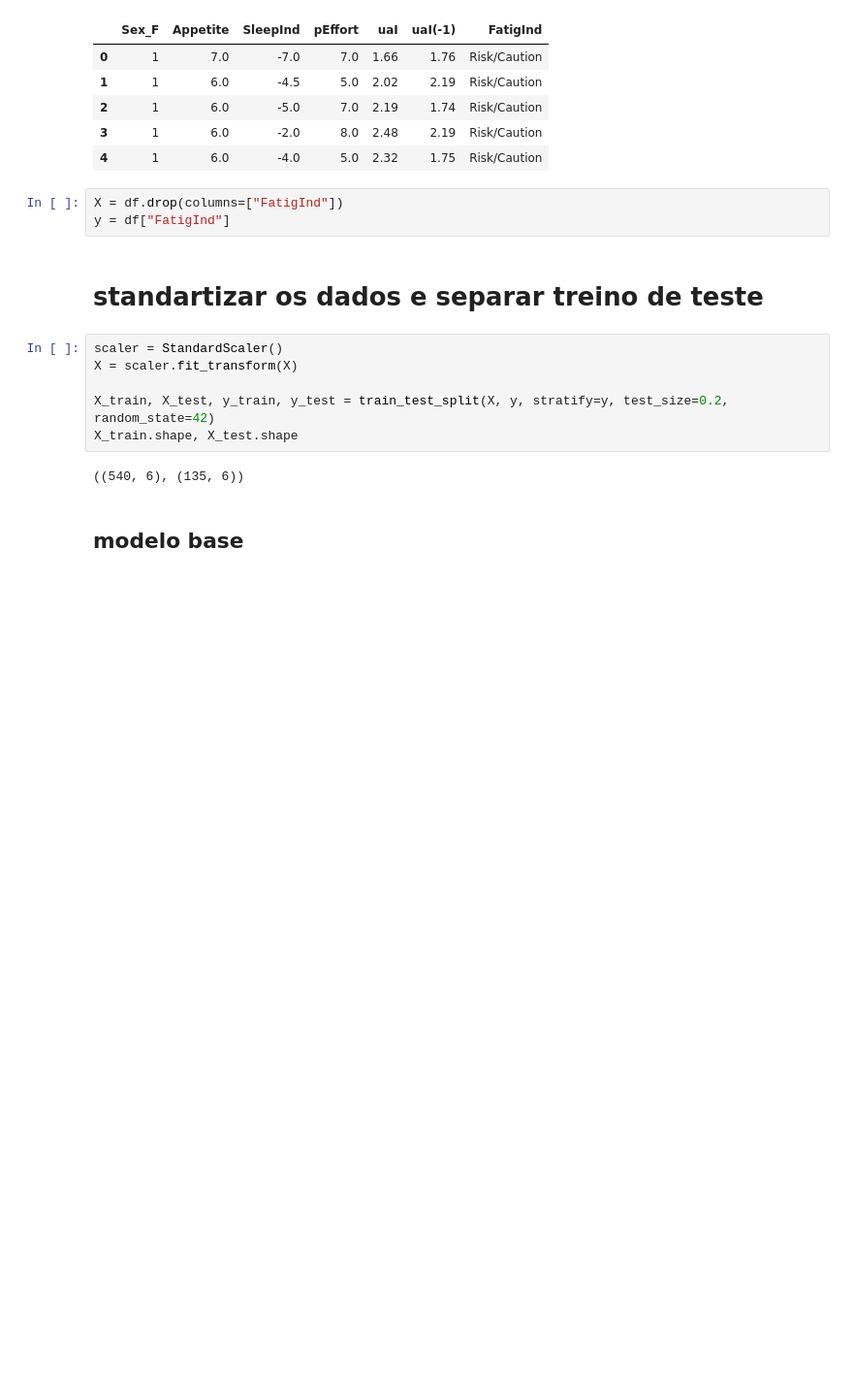
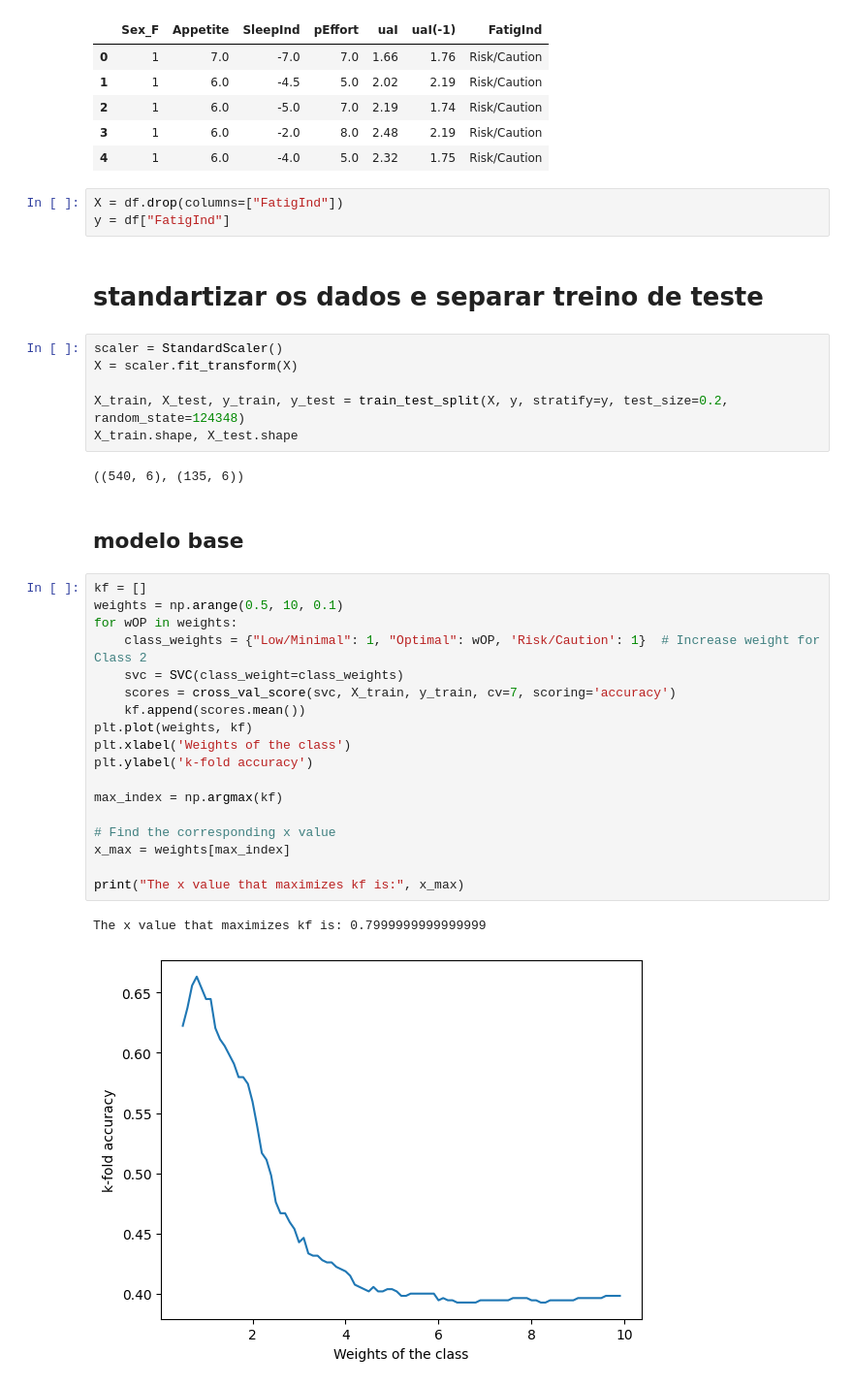
Before and after one commit to jepe06/Project-One---Fatigue-Index, a Jupyter notebook: Model SVM 08.ipynb, the cells around one changed output. Shown: that part at 97% size. Drawn from its saved outputs; the diff is of its cells as text; blank space fills up the shorter version.

```diff
--- a/Model SVM 08.ipynb
+++ b/Model SVM 08.ipynb
@@ -32,12 +32,33 @@ y = df["FatigInd"]
 scaler = StandardScaler()
 X = scaler.fit_transform(X)
 
-X_train, X_test, y_train, y_test = train_test_split(X, y, stratify=y, test_size=0.2, random_state=42)
+X_train, X_test, y_train, y_test = train_test_split(X, y, stratify=y, test_size=0.2, random_state=124348)
 X_train.shape, X_test.shape
 # %% [output]
 ((540, 6), (135, 6))
 # %% [markdown]
 ## modelo base
+# %%
+kf = []
+weights = np.arange(0.5, 10, 0.1)
+for wOP in weights:
+    class_weights = {"Low/Minimal": 1, "Optimal": wOP, 'Risk/Caution': 1}  # Increase weight for Class 2
+    svc = SVC(class_weight=class_weights)
+    scores = cross_val_score(svc, X_train, y_train, cv=7, scoring='accuracy')
+    kf.append(scores.mean())
+plt.plot(weights, kf)
+plt.xlabel('Weights of the class')
+plt.ylabel('k-fold accuracy')
+
+max_index = np.argmax(kf)
+
+# Find the corresponding x value
+x_max = weights[max_index]
+
+print("The x value that maximizes kf is:", x_max)
+# %% [output]
+The x value that maximizes kf is: 0.7999999999999999
+[figure, added]
 # %%
 # Define parameter distribution
 param_dist = {
```
Also changed, not shown: parts of 6 cells of this notebook.
